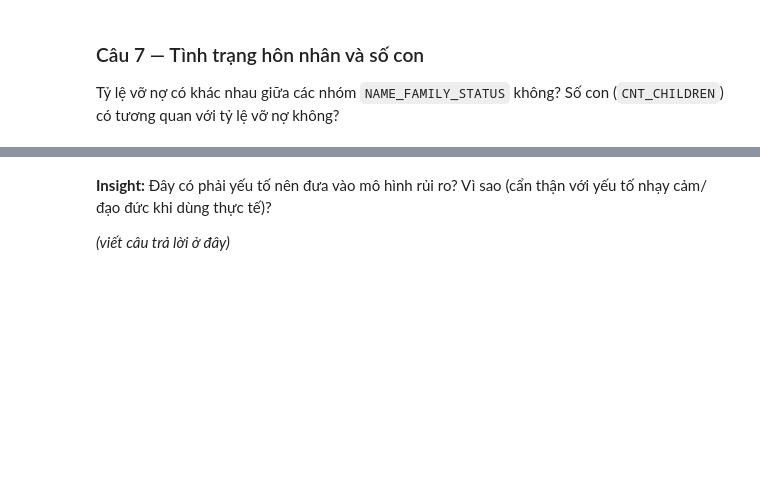
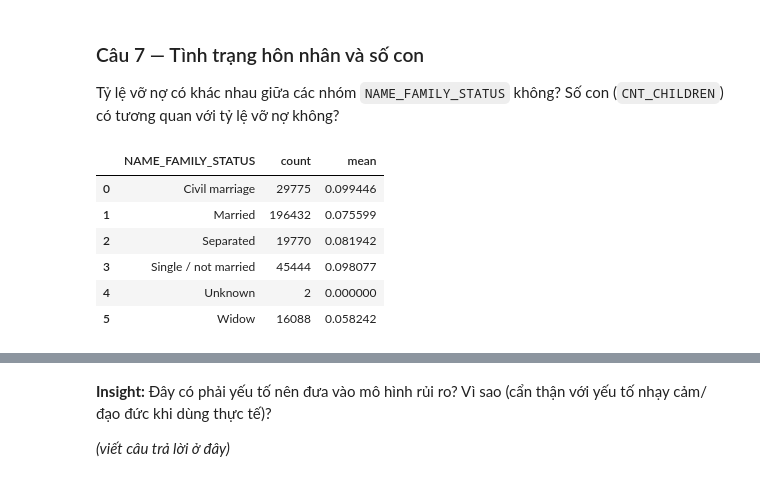
Before and after one commit to tuananhvui7-collab/credit-risk-eda, a Jupyter notebook: credit_risk_eda_template.ipynb, the cells around one changed output, grey strips where cells are left out. Cells and saved outputs as stored; diff of their text form; code cells hidden in the pictures; blank space fills up the shorter version.

```diff
--- a/credit_risk_eda_template.ipynb
+++ b/credit_risk_eda_template.ipynb
@@ -784,3 +784,13 @@ Chiến lược Bán chéo (Cross-selling): Khai thác "mỏ vàng" Revolving Lo
 # %% [markdown]
 ### Câu 7 — Tình trạng hôn nhân và số con
 Tỷ lệ vỡ nợ có khác nhau giữa các nhóm `NAME_FAMILY_STATUS` không? Số con (`CNT_CHILDREN`) có tương quan với tỷ lệ vỡ nợ không?
+# %%
+df.groupby("NAME_FAMILY_STATUS")["TARGET"].agg(["count", "mean"]).reset_index()
+# %% [output]
+|  | NAME_FAMILY_STATUS | count | mean |
+| 0 | Civil marriage | 29775 | 0.099446 |
+| 1 | Married | 196432 | 0.075599 |
+| 2 | Separated | 19770 | 0.081942 |
+| 3 | Single / not married | 45444 | 0.098077 |
+| 4 | Unknown | 2 | 0.000000 |
+| 5 | Widow | 16088 | 0.058242 |
```
Also changed, not shown: parts of 5 cells of this notebook.
